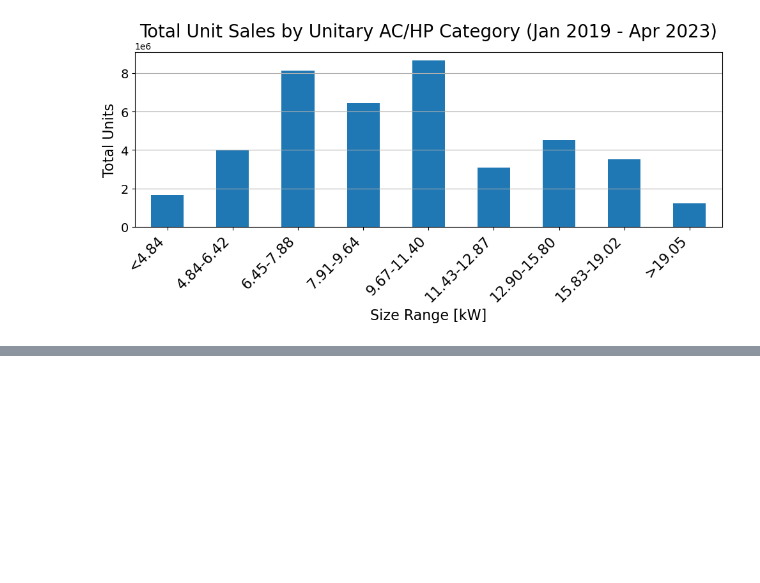
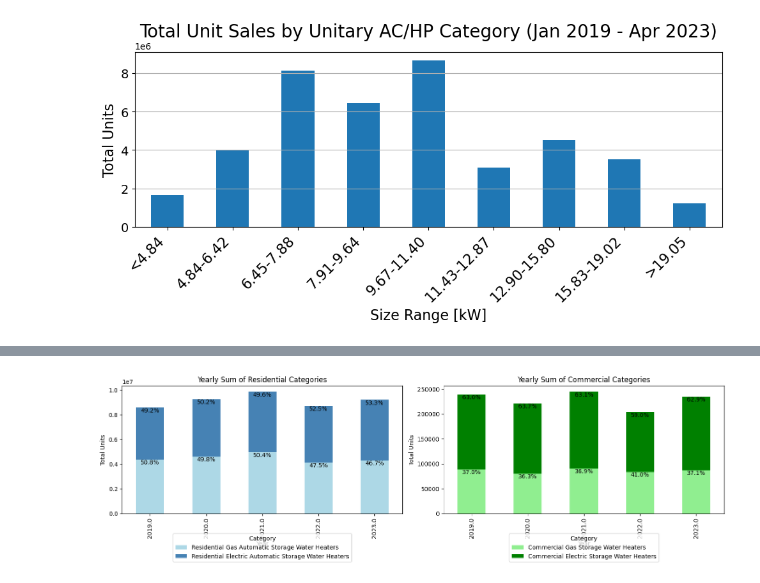
Before and after one commit to JadenFaste/AHRIData, a Jupyter notebook: AHRIAnalysis_V02.ipynb, the cells around one changed output, grey strips where cells are left out. Saved outputs shown, nothing was run; the diff lists cells and outputs as text; code cells hidden in the pictures; blank space fills up the shorter version.

```diff
--- a/AHRIAnalysis_V02.ipynb
+++ b/AHRIAnalysis_V02.ipynb
@@ -237,0 +273,68 @@ plt.show()
+# %%
+import pandas as pd
+import matplotlib.pyplot as plt
+
+df = pd.read_csv(filepath)
+
+df['Date'] = pd.to_datetime(df['Date'])
+
+# Extract year from the 'Date' column
+df['Year'] = df['Date'].dt.year
+
+# Sum up the values for each year for the specified categories
+summed_data = df.groupby('Year')[['Residential Gas Automatic Storage Water Heaters',
+                                  'Residential Electric Automatic Storage Water Heaters',
+                                  'Commercial Gas Storage Water Heaters',
+                                  'Commercial Electric Storage Water Heaters']].sum()
+
+residential_data = df.groupby('Year')[['Residential Gas Automatic Storage Water Heaters',
+                                       'Residential Electric Automatic Storage Water Heaters']].sum()
+
+commercial_data = df.groupby('Year')[['Commercial Gas Storage Water Heaters',
+                                      'Commercial Electric Storage Water Heaters']].sum()
+
+# Calculate the percentage of each category for each year
+residential_percentages = residential_data.div(residential_data.sum(axis=1), axis=0) * 100
+commercial_percentages = commercial_data.div(commercial_data.sum(axis=1), axis=0) * 100
+
+# Define a color map for the categories
+color_map = {
+    'Residential Gas Automatic Storage Water Heaters': 'lightblue',
+    'Residential Electric Automatic Storage Water Heaters': 'steelblue',
+    'Commercial Gas Storage Water Heaters': 'lightgreen',
+    'Commercial Electric Storage Water Heaters': 'green'
+}
+
+fig, ax = plt.subplots(1,2,figsize = (15,5))
+
+# Residential Plot with specified colors
+residential_data.plot(kind='bar', stacked=True, color=[color_map.get(x) for x in residential_data.columns], ax=ax[0])
+ax[0].set_title('Yearly Sum of Residential Categories')
+ax[0].set_ylabel('Total Units')
+ax[0].set_xlabel('Year')
+ax[0].legend(title='Category', bbox_to_anchor=(0.5,-0.4), loc='lower center')
+
+# Add percentages on the bars
+for i, year in enumerate(residential_data.index):
+    for j, category in enumerate(residential_data.columns):
+        percentage = residential_percentages.loc[year, category]
+        ax[0].text(i, residential_data.loc[year, :].cumsum()[j], f'{percentage:.1f}%', ha='center', va='top')
+
+# Commercial Plot with specified colors
+commercial_data.plot(kind='bar', stacked=True, color=[color_map.get(x) for x in commercial_data.columns], ax=ax[1])
+ax[1].set_title('Yearly Sum of Commercial Categories')
+ax[1].set_ylabel('Total Units')
+ax[1].set_xlabel('Year')
+ax[1].legend(title='Category', bbox_to_anchor=(0.5,-0.4), loc='lower center')
+
+# Add percentages on the bars
+for i, year in enumerate(commercial_data.index):
+    for j, category in enumerate(commercial_data.columns):
+        percentage = commercial_percentages.loc[year, category]
+        # Subtract a value from the y-coordinate to lower the position of the text
+        ax[1].text(i, commercial_data.loc[year, :].cumsum()[j], f'{percentage:.1f}%', ha='center', va='top')
+
+plt.tight_layout()
+plt.show()
+# %% [output]
+[figure, added]
```
Also changed, not shown: parts of 8 cells of this notebook.
